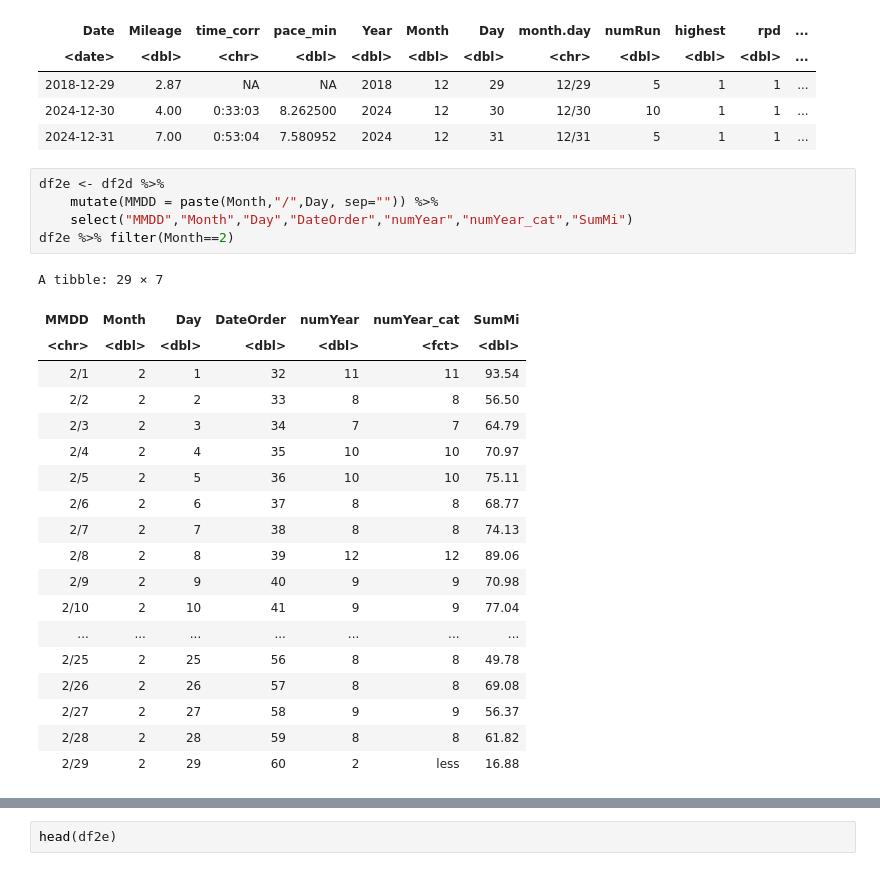
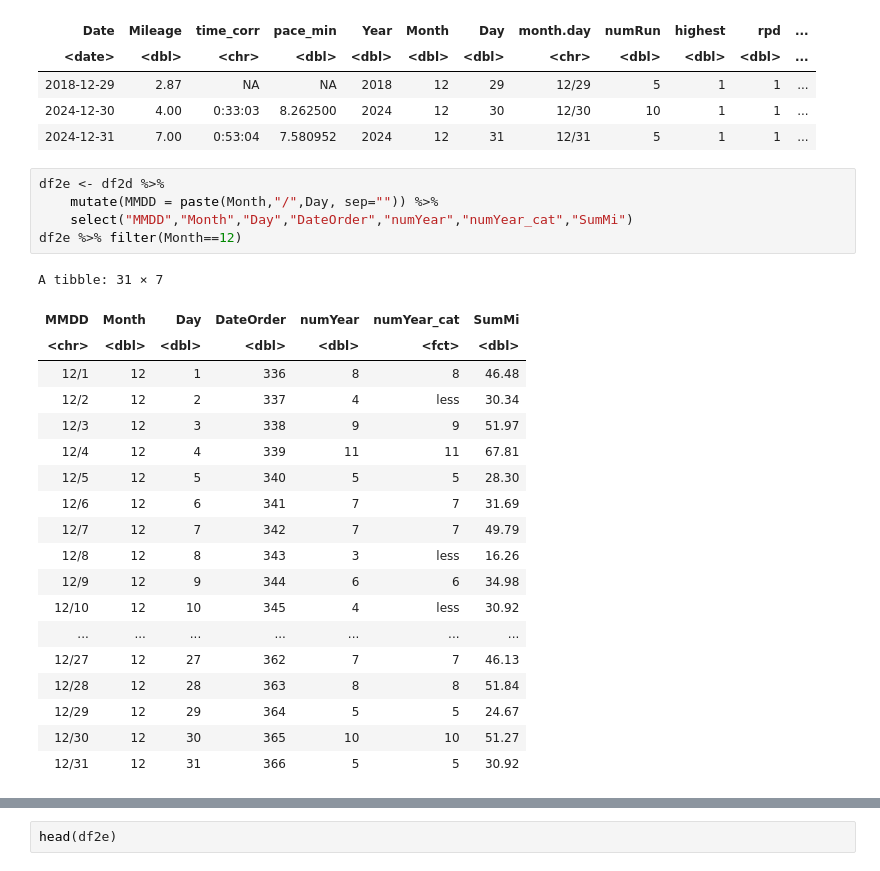
Before and after one commit to adolwick/biof309project, a Jupyter notebook: runs_per_date.ipynb, the cells around one changed output, grey strips where cells are left out. Cells and saved outputs as stored; diff of their text form.

```diff
--- a/runs_per_date.ipynb
+++ b/runs_per_date.ipynb
@@ -247,28 +241,28 @@ A tibble: 3 × 16
 # %%
 df2e <- df2d %>%
     mutate(MMDD = paste(Month,"/",Day, sep="")) %>%
     select("MMDD","Month","Day","DateOrder","numYear","numYear_cat","SumMi")
-df2e %>% filter(Month==2)
+df2e %>% filter(Month==12)
 # %% [output]
-A tibble: 29 × 7
+A tibble: 31 × 7
 | MMDD | Month | Day | DateOrder | numYear | numYear_cat | SumMi |
 | <chr> | <dbl> | <dbl> | <dbl> | <dbl> | <fct> | <dbl> |
-| 2/1 | 2 | 1 | 32 | 11 | 11 | 93.54 |
-| 2/2 | 2 | 2 | 33 | 8 | 8 | 56.50 |
-| 2/3 | 2 | 3 | 34 | 7 | 7 | 64.79 |
-| 2/4 | 2 | 4 | 35 | 10 | 10 | 70.97 |
-| 2/5 | 2 | 5 | 36 | 10 | 10 | 75.11 |
-| 2/6 | 2 | 6 | 37 | 8 | 8 | 68.77 |
-| 2/7 | 2 | 7 | 38 | 8 | 8 | 74.13 |
-| 2/8 | 2 | 8 | 39 | 12 | 12 | 89.06 |
-| 2/9 | 2 | 9 | 40 | 9 | 9 | 70.98 |
-| 2/10 | 2 | 10 | 41 | 9 | 9 | 77.04 |
+| 12/1 | 12 | 1 | 336 | 8 | 8 | 46.48 |
+| 12/2 | 12 | 2 | 337 | 4 | less | 30.34 |
+| 12/3 | 12 | 3 | 338 | 9 | 9 | 51.97 |
+| 12/4 | 12 | 4 | 339 | 11 | 11 | 67.81 |
+| 12/5 | 12 | 5 | 340 | 5 | 5 | 28.30 |
+| 12/6 | 12 | 6 | 341 | 7 | 7 | 31.69 |
+| 12/7 | 12 | 7 | 342 | 7 | 7 | 49.79 |
+| 12/8 | 12 | 8 | 343 | 3 | less | 16.26 |
+| 12/9 | 12 | 9 | 344 | 6 | 6 | 34.98 |
+| 12/10 | 12 | 10 | 345 | 4 | less | 30.92 |
 | ... | ... | ... | ... | ... | ... | ... |
-| 2/25 | 2 | 25 | 56 | 8 | 8 | 49.78 |
-| 2/26 | 2 | 26 | 57 | 8 | 8 | 69.08 |
-| 2/27 | 2 | 27 | 58 | 9 | 9 | 56.37 |
-| 2/28 | 2 | 28 | 59 | 8 | 8 | 61.82 |
-| 2/29 | 2 | 29 | 60 | 2 | less | 16.88 |
+| 12/27 | 12 | 27 | 362 | 7 | 7 | 46.13 |
+| 12/28 | 12 | 28 | 363 | 8 | 8 | 51.84 |
+| 12/29 | 12 | 29 | 364 | 5 | 5 | 24.67 |
+| 12/30 | 12 | 30 | 365 | 10 | 10 | 51.27 |
+| 12/31 | 12 | 31 | 366 | 5 | 5 | 30.92 |
 # %%
 p5 = ggplot(df2d, aes(x=SumMi)) +
     geom_histogram(fill="skyblue2", binwidth=5) +
```
Also changed, not shown: parts of 31 cells of this notebook, 9 other files.
